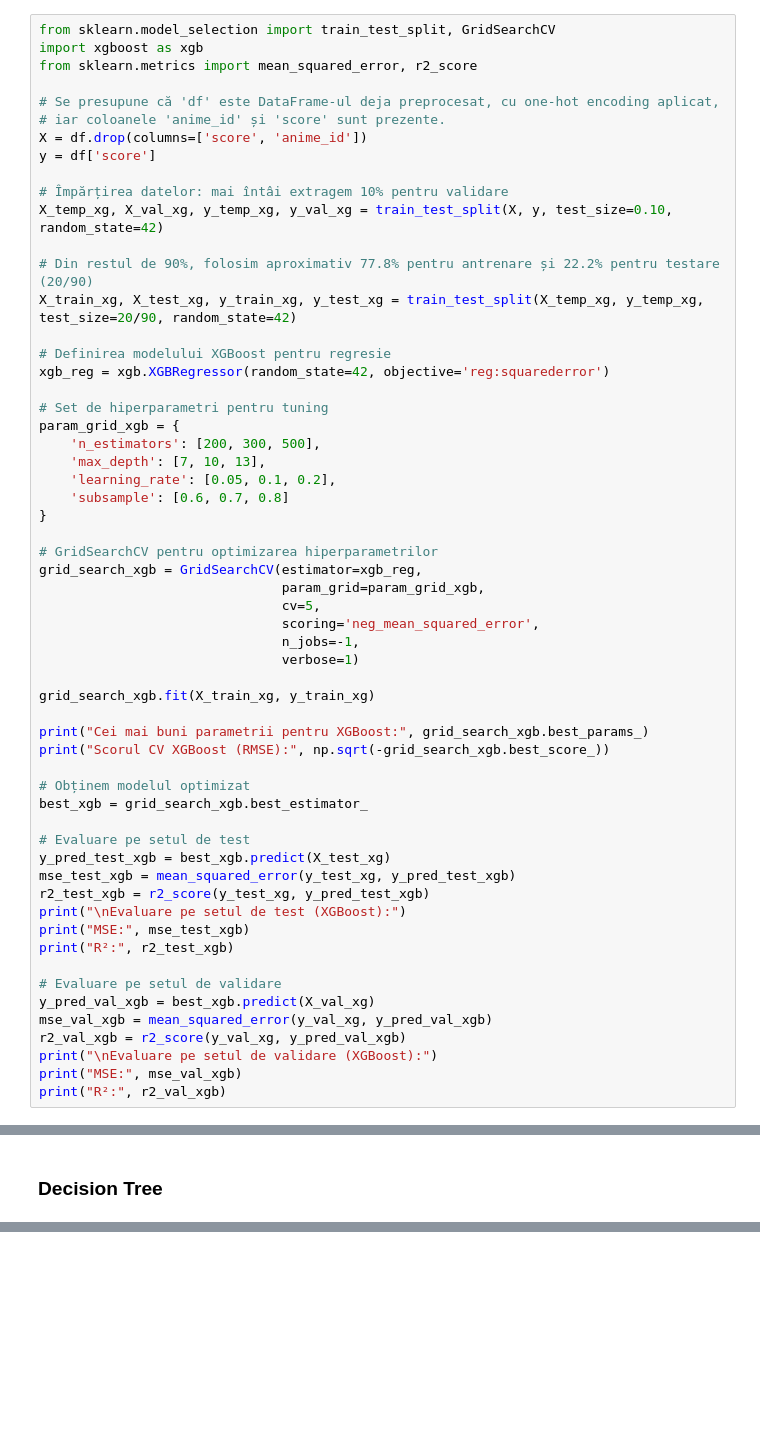
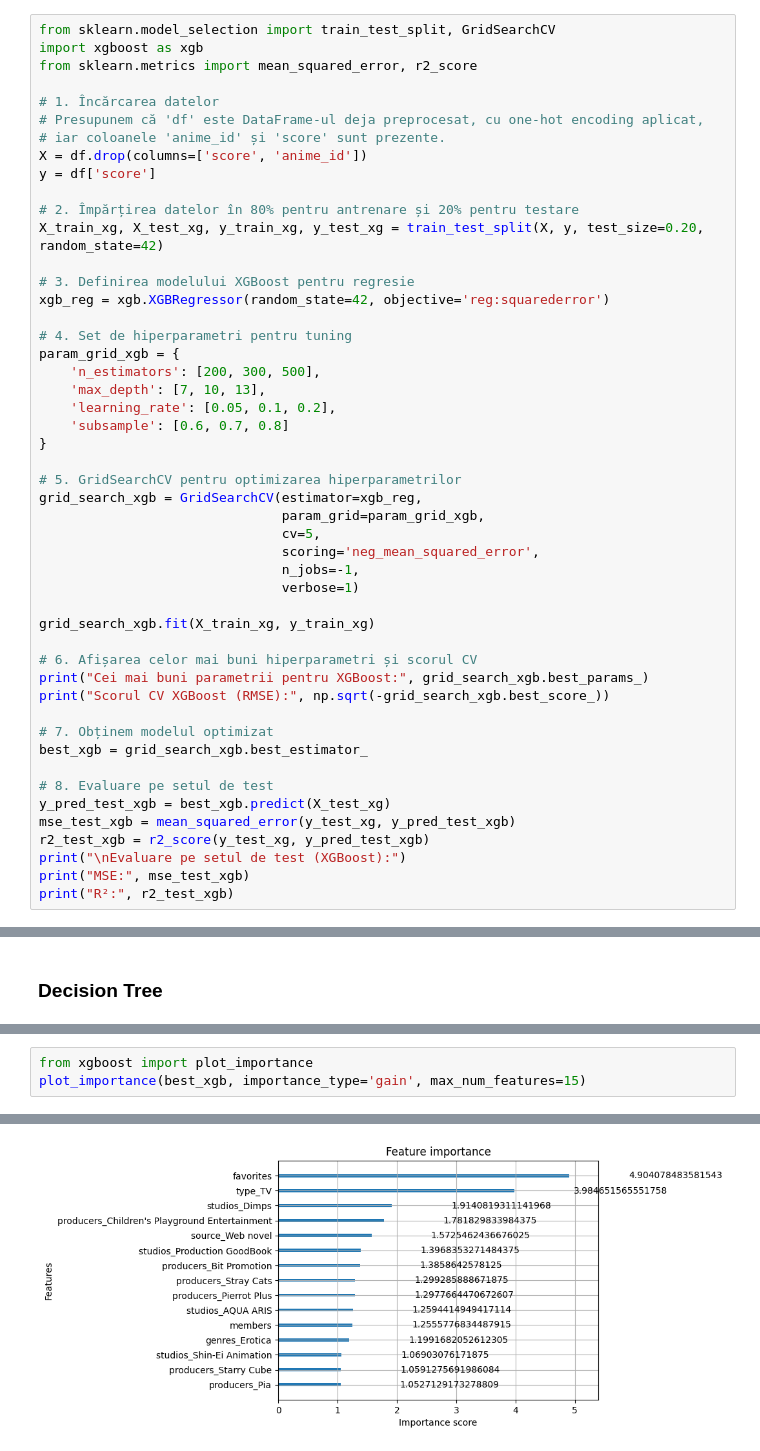
Before and after one commit to Symicy/ProiectSisteme, a Jupyter notebook: jupnote.ipynb, the cells around one changed output, grey strips where cells are left out. Saved outputs shown, nothing was run; the diff lists cells and outputs as text; blank space fills up the shorter version.

```diff
--- a/jupnote.ipynb
+++ b/jupnote.ipynb
@@ -620,21 +601,19 @@ from sklearn.model_selection import train_test_split, GridSearchCV
 import xgboost as xgb
 from sklearn.metrics import mean_squared_error, r2_score
 
-# Se presupune că 'df' este DataFrame-ul deja preprocesat, cu one-hot encoding aplicat,
+# 1. Încărcarea datelor
+# Presupunem că 'df' este DataFrame-ul deja preprocesat, cu one-hot encoding aplicat,
 # iar coloanele 'anime_id' și 'score' sunt prezente.
 X = df.drop(columns=['score', 'anime_id'])
 y = df['score']
 
-# Împărțirea datelor: mai întâi extragem 10% pentru validare
-X_temp_xg, X_val_xg, y_temp_xg, y_val_xg = train_test_split(X, y, test_size=0.10, random_state=42)
+# 2. Împărțirea datelor în 80% pentru antrenare și 20% pentru testare
+X_train_xg, X_test_xg, y_train_xg, y_test_xg = train_test_split(X, y, test_size=0.20, random_state=42)
 
-# Din restul de 90%, folosim aproximativ 77.8% pentru antrenare și 22.2% pentru testare (20/90)
-X_train_xg, X_test_xg, y_train_xg, y_test_xg = train_test_split(X_temp_xg, y_temp_xg, test_size=20/90, random_state=42)
-
-# Definirea modelului XGBoost pentru regresie
+# 3. Definirea modelului XGBoost pentru regresie
 xgb_reg = xgb.XGBRegressor(random_state=42, objective='reg:squarederror')
 
-# Set de hiperparametri pentru tuning
+# 4. Set de hiperparametri pentru tuning
 param_grid_xgb = {
     'n_estimators': [200, 300, 500],
     'max_depth': [7, 10, 13],
@@ -642,7 +621,7 @@ param_grid_xgb = {
     'subsample': [0.6, 0.7, 0.8]
 }
 
-# GridSearchCV pentru optimizarea hiperparametrilor
+# 5. GridSearchCV pentru optimizarea hiperparametrilor
 grid_search_xgb = GridSearchCV(estimator=xgb_reg,
                                param_grid=param_grid_xgb,
                                cv=5,
@@ -652,26 +631,19 @@ grid_search_xgb = GridSearchCV(estimator=xgb_reg,
 
 grid_search_xgb.fit(X_train_xg, y_train_xg)
 
+# 6. Afișarea celor mai buni hiperparametri și scorul CV
 print("Cei mai buni parametrii pentru XGBoost:", grid_search_xgb.best_params_)
 print("Scorul CV XGBoost (RMSE):", np.sqrt(-grid_search_xgb.best_score_))
 
-# Obținem modelul optimizat
+# 7. Obținem modelul optimizat
 best_xgb = grid_search_xgb.best_estimator_
 
-# Evaluare pe setul de test
+# 8. Evaluare pe setul de test
 y_pred_test_xgb = best_xgb.predict(X_test_xg)
 mse_test_xgb = mean_squared_error(y_test_xg, y_pred_test_xgb)
 r2_test_xgb = r2_score(y_test_xg, y_pred_test_xgb)
 print("\nEvaluare pe setul de test (XGBoost):")
 print("MSE:", mse_test_xgb)
 print("R²:", r2_test_xgb)
-
-# Evaluare pe setul de validare
-y_pred_val_xgb = best_xgb.predict(X_val_xg)
-mse_val_xgb = mean_squared_error(y_val_xg, y_pred_val_xgb)
-r2_val_xgb = r2_score(y_val_xg, y_pred_val_xgb)
-print("\nEvaluare pe setul de validare (XGBoost):")
-print("MSE:", mse_val_xgb)
-print("R²:", r2_val_xgb)
 # %% [output]
 Fitting 5 folds for each of 81 candidates, totalling 405 fits
@@ -934,0 +923,4 @@ plt.show()
+# %%
+from xgboost import plot_importance
+plot_importance(best_xgb, importance_type='gain', max_num_features=15)
+# %% [output]
@@ -934,0 +928 @@ plt.show()
+[figure, added]
```
Also changed, not shown: parts of 15 cells of this notebook.
